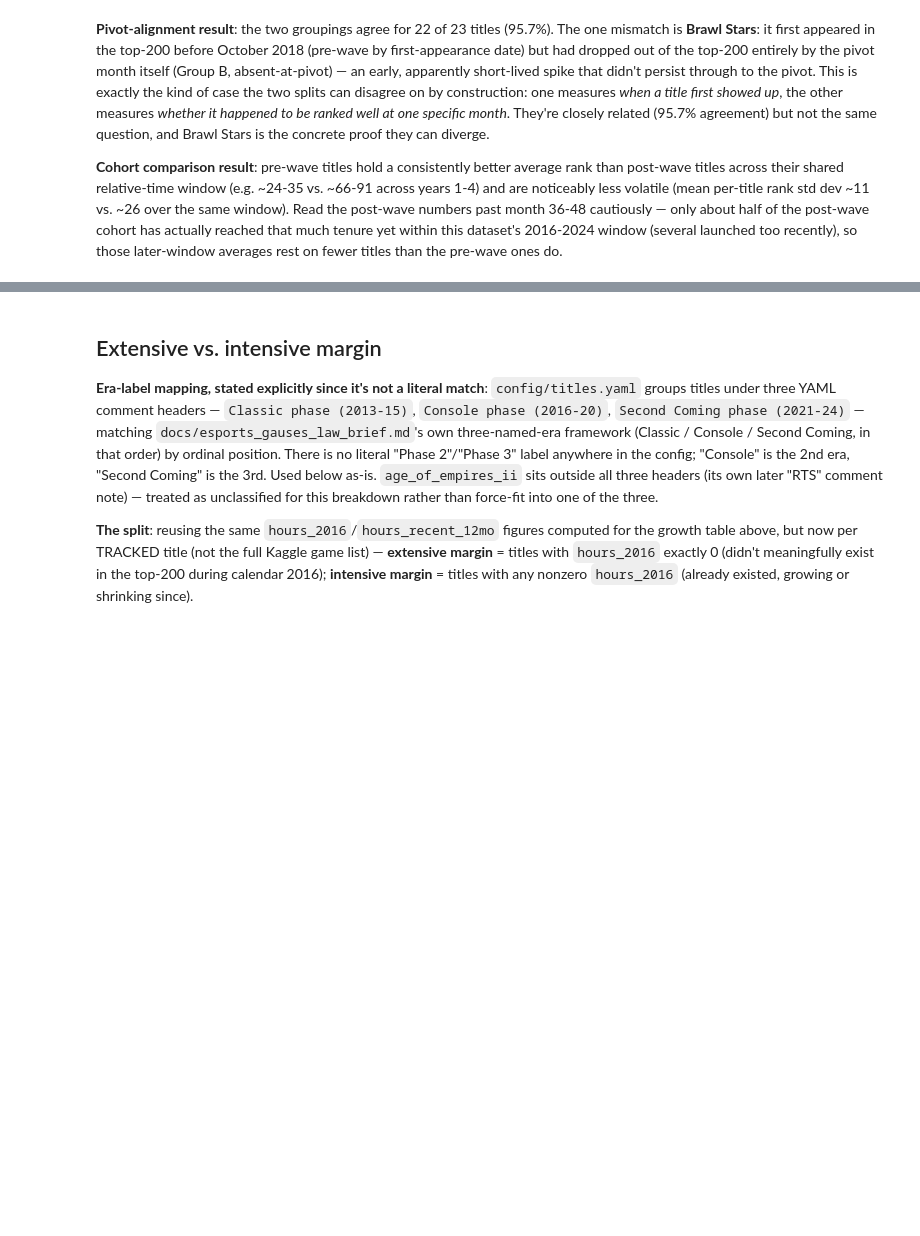
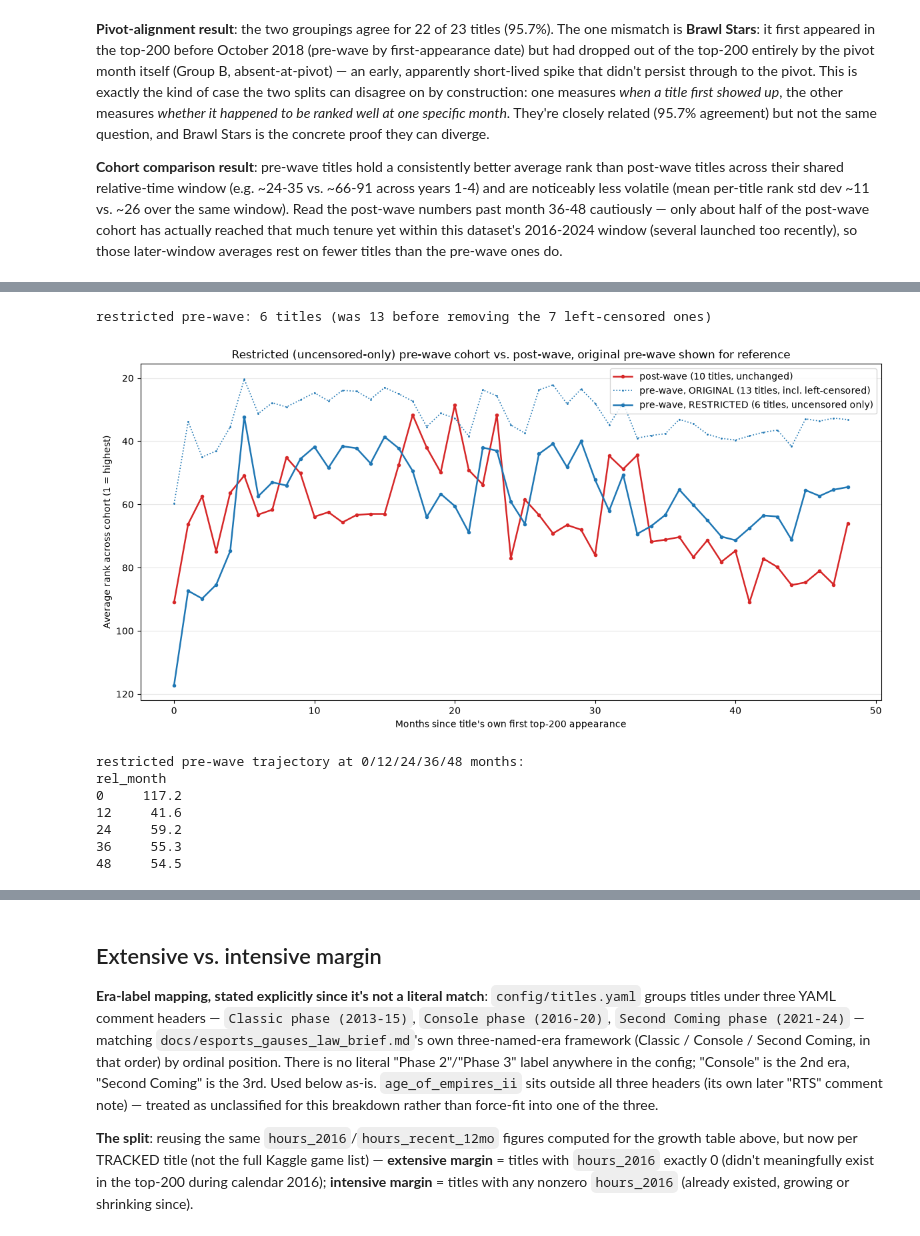
Before and after one commit to JacobH1994/fandomdatapuller, a Jupyter notebook: notebooks/esports_share_of_twitch.ipynb, the cells around one changed output, grey strips where cells are left out. Drawn from its saved outputs; the diff is of its cells as text; code cells hidden in the pictures; blank space fills up the shorter version.

```diff
--- a/notebooks/esports_share_of_twitch.ipynb
+++ b/notebooks/esports_share_of_twitch.ipynb
@@ -929,0 +945,39 @@ later-window averages rest on fewer titles than the pre-wave ones do.
+# %%
+RESTRICTED_PRE_WAVE = ["age_of_empires_ii", "brawl_stars", "fortnite", "overwatch", "pubg", "pubg_mobile"]
+assert set(RESTRICTED_PRE_WAVE) == set(t for t in pre_wave if t not in left_censored), \
+    "restricted set should be exactly pre_wave minus the left-censored titles"
+print(f"restricted pre-wave: {len(RESTRICTED_PRE_WAVE)} titles (was {len(pre_wave)} before removing "
+      f"the {len(left_censored)} left-censored ones)")
+
+restricted_traj = (
+    rel_df[rel_df["title_id"].isin(RESTRICTED_PRE_WAVE) & (rel_df["rel_month"] <= 48)]
+    .groupby("rel_month")["rank"].mean()
+)
+original_pre_traj = avg_traj[avg_traj["cohort"] == "pre_wave"].set_index("rel_month")["rank"]
+post_traj = avg_traj[avg_traj["cohort"] == "post_wave"].set_index("rel_month")["rank"]
+
+fig, ax = plt.subplots(figsize=(12, 6))
+ax.plot(post_traj.index, post_traj.values, color="#d62728", linewidth=1.8, marker="o", markersize=3, label="post-wave (10 titles, unchanged)")
+ax.plot(original_pre_traj.index, original_pre_traj.values, color="#1f77b4", linewidth=1.2, linestyle=":", marker=".", markersize=2, label="pre-wave, ORIGINAL (13 titles, incl. left-censored)")
+ax.plot(restricted_traj.index, restricted_traj.values, color="#1f77b4", linewidth=1.8, marker="o", markersize=3, label="pre-wave, RESTRICTED (6 titles, uncensored only)")
+ax.invert_yaxis()
+ax.set_xlabel("Months since title's own first top-200 appearance")
+ax.set_ylabel("Average rank across cohort (1 = highest)")
+ax.set_title("Restricted (uncensored-only) pre-wave cohort vs. post-wave, original pre-wave shown for reference")
+ax.legend(loc="upper right")
+ax.grid(axis="y", alpha=0.3)
+fig.tight_layout()
+plt.show()
+
+print("restricted pre-wave trajectory at 0/12/24/36/48 months:")
+print(restricted_traj.reindex([0, 12, 24, 36, 48]).round(1).to_string())
+# %% [output]
+restricted pre-wave: 6 titles (was 13 before removing the 7 left-censored ones)
+[figure, added]
+restricted pre-wave trajectory at 0/12/24/36/48 months:
+rel_month
+0     117.2
+12     41.6
+24     59.2
+36     55.3
+48     54.5
```
Also changed, not shown: parts of 7 cells of this notebook, 2 other files.
